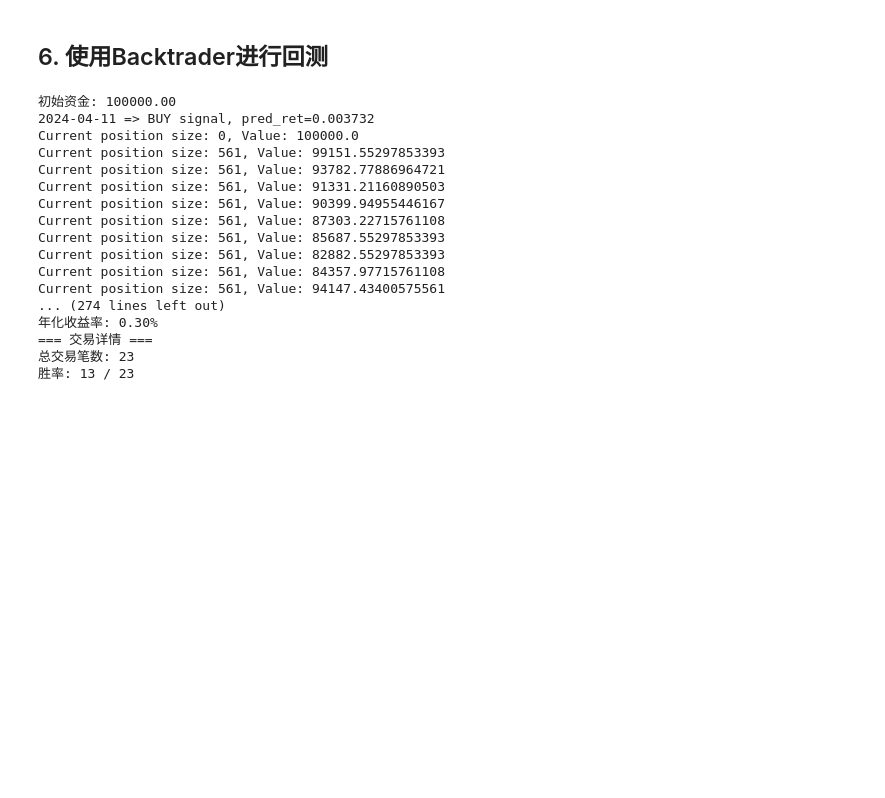
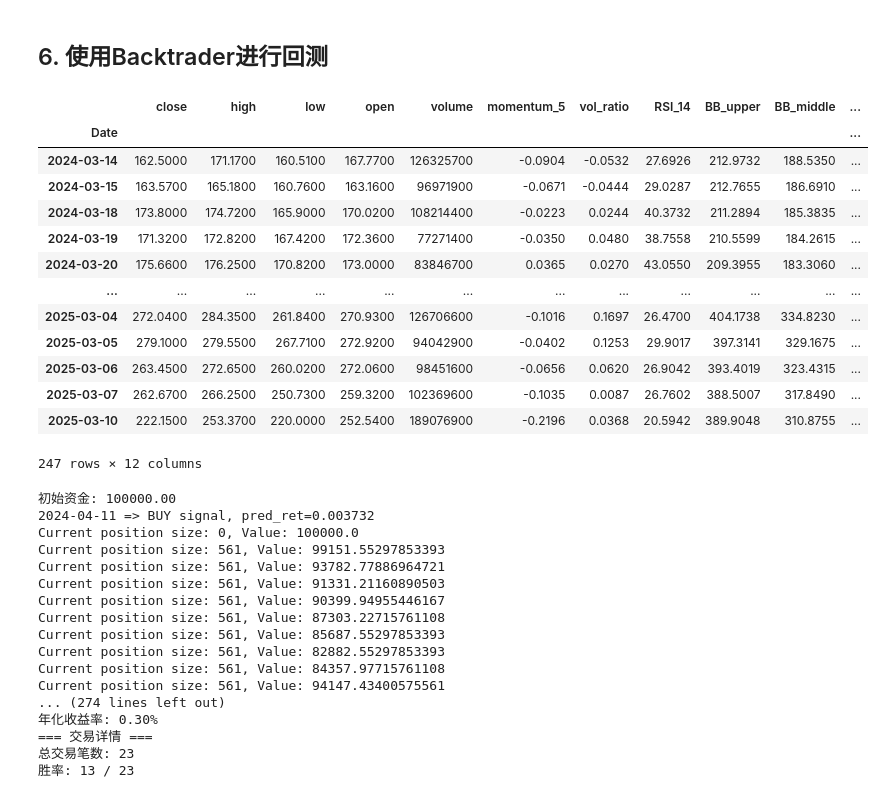
Before and after one commit to tojason/quant-learning, a Jupyter notebook: notebooks/week2/day4/day4. MLP.ipynb, the cells around one changed output. Saved outputs shown, nothing was run; the diff lists cells and outputs as text; code cells hidden in the pictures; blank space fills up the shorter version.

```diff
--- a/notebooks/week2/day4/day4. MLP.ipynb
+++ b/notebooks/week2/day4/day4. MLP.ipynb
@@ -476,6 +477,23 @@ class MLFactorStrategy(bt.Strategy):
         dt = self.data.datetime.date(0)
         self.value_history_dates.append(dt)
         self.value_history_values.append(self.broker.getvalue())
+# %%
+test_data
+# %% [output]
+|  | close | high | low | open | volume | momentum_5 | vol_ratio | RSI_14 | BB_upper | BB_middle | ... |
+| Date |  |  |  |  |  |  |  |  |  |  | ... |
+| 2024-03-14 | 162.5000 | 171.1700 | 160.5100 | 167.7700 | 126325700 | -0.0904 | -0.0532 | 27.6926 | 212.9732 | 188.5350 | ... |
+| 2024-03-15 | 163.5700 | 165.1800 | 160.7600 | 163.1600 | 96971900 | -0.0671 | -0.0444 | 29.0287 | 212.7655 | 186.6910 | ... |
+| 2024-03-18 | 173.8000 | 174.7200 | 165.9000 | 170.0200 | 108214400 | -0.0223 | 0.0244 | 40.3732 | 211.2894 | 185.3835 | ... |
+| 2024-03-19 | 171.3200 | 172.8200 | 167.4200 | 172.3600 | 77271400 | -0.0350 | 0.0480 | 38.7558 | 210.5599 | 184.2615 | ... |
+| 2024-03-20 | 175.6600 | 176.2500 | 170.8200 | 173.0000 | 83846700 | 0.0365 | 0.0270 | 43.0550 | 209.3955 | 183.3060 | ... |
+| ... | ... | ... | ... | ... | ... | ... | ... | ... | ... | ... | ... |
+| 2025-03-04 | 272.0400 | 284.3500 | 261.8400 | 270.9300 | 126706600 | -0.1016 | 0.1697 | 26.4700 | 404.1738 | 334.8230 | ... |
+| 2025-03-05 | 279.1000 | 279.5500 | 267.7100 | 272.9200 | 94042900 | -0.0402 | 0.1253 | 29.9017 | 397.3141 | 329.1675 | ... |
+| 2025-03-06 | 263.4500 | 272.6500 | 260.0200 | 272.0600 | 98451600 | -0.0656 | 0.0620 | 26.9042 | 393.4019 | 323.4315 | ... |
+| 2025-03-07 | 262.6700 | 266.2500 | 250.7300 | 259.3200 | 102369600 | -0.1035 | 0.0087 | 26.7602 | 388.5007 | 317.8490 | ... |
+| 2025-03-10 | 222.1500 | 253.3700 | 220.0000 | 252.5400 | 189076900 | -0.2196 | 0.0368 | 20.5942 | 389.9048 | 310.8755 | ... |
+247 rows × 12 columns
 # %%
 # 若想看最优参数的详细回测日志，可再手动调用:
 ml_result, ml_cerebro = run_backtest(
```
Also changed, not shown: parts of 6 cells of this notebook, 2 other files.
